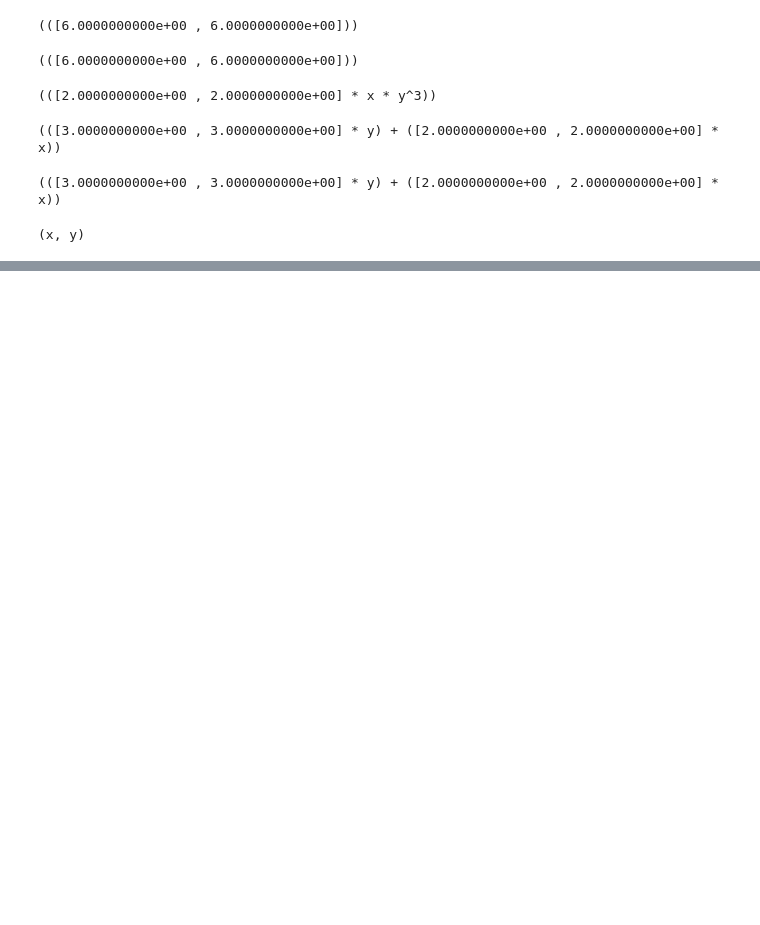
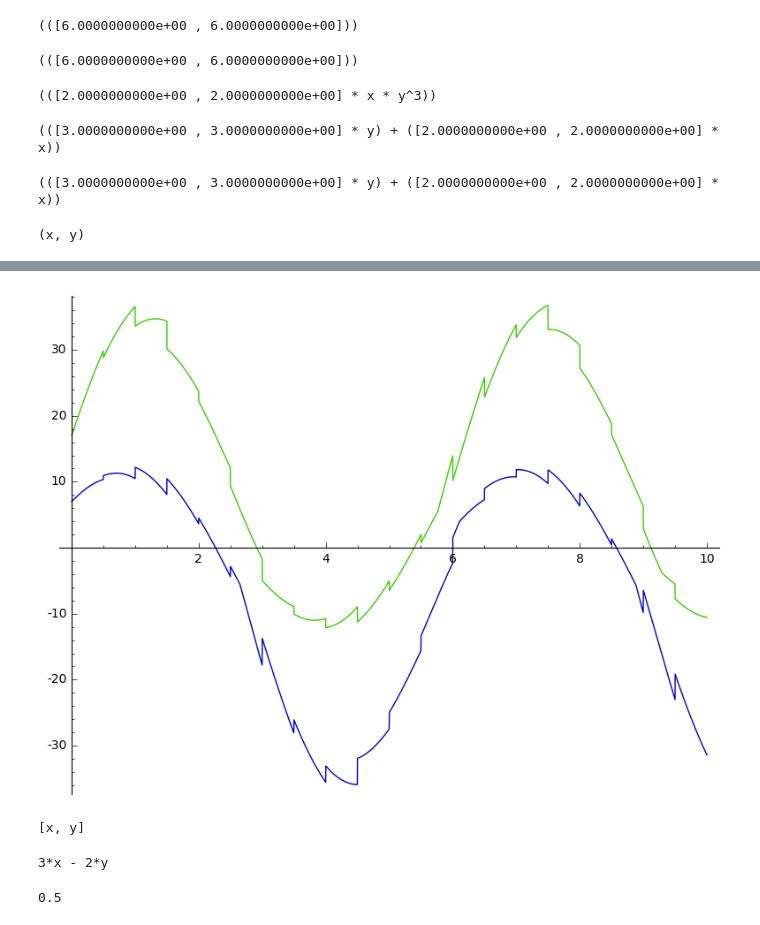
Before and after one commit to twright/Logic-of-Behaviour-in-Uncertain-Contexts, a Jupyter notebook: ULBC.ipynb, the cells around one changed output, grey strips where cells are left out. Saved outputs shown, nothing was run; the diff lists cells and outputs as text; code cells hidden in the pictures; blank space fills up the shorter version.

```diff
--- a/ULBC.ipynb
+++ b/ULBC.ipynb
@@ -96,0 +156,4 @@ Poly(2*x + 3*y)
+# %%
+Atomic(x + RIF(3,6)*y).sage_plot(reach)
+# %% [output]
+[figure, added]
@@ -96,0 +162,12 @@ Poly(2*x + 3*y)
+# %%
+a.vars.values()
+# %% [output]
+[x, y]
+# %%
+vector(map(a.p.derivative, a.vars.values())) * vector(odes)
+# %% [output]
+3*x - 2*y
+# %%
+reach.step
+# %% [output]
+0.5
```
Also changed, not shown: parts of 23 cells of this notebook, 8 other files.
